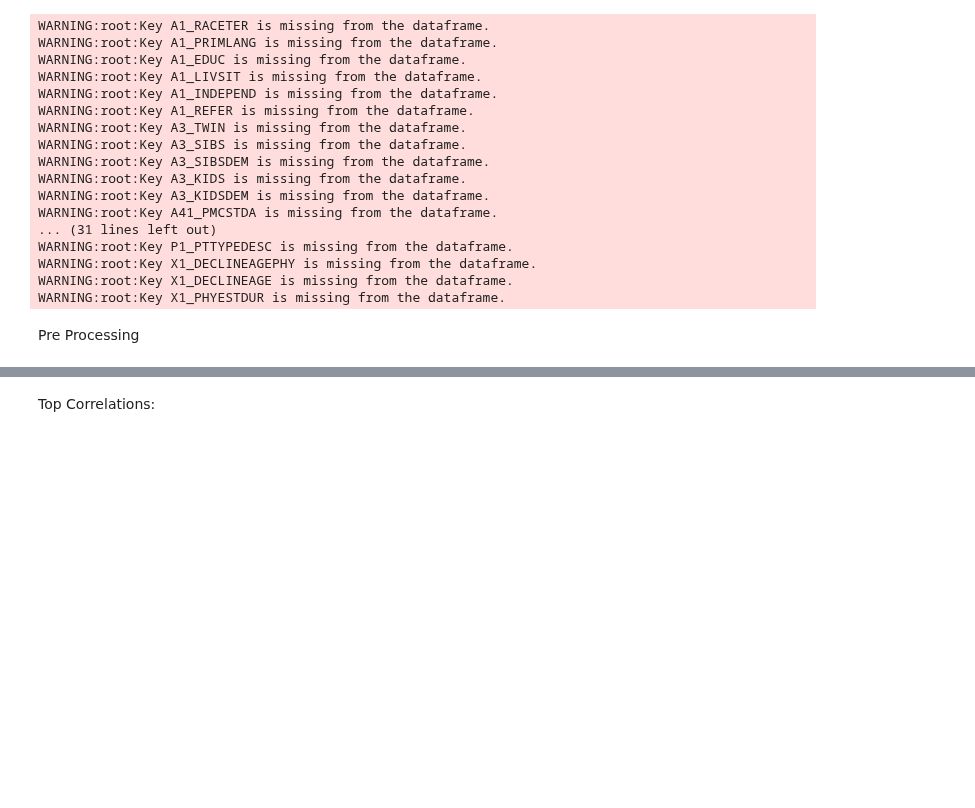
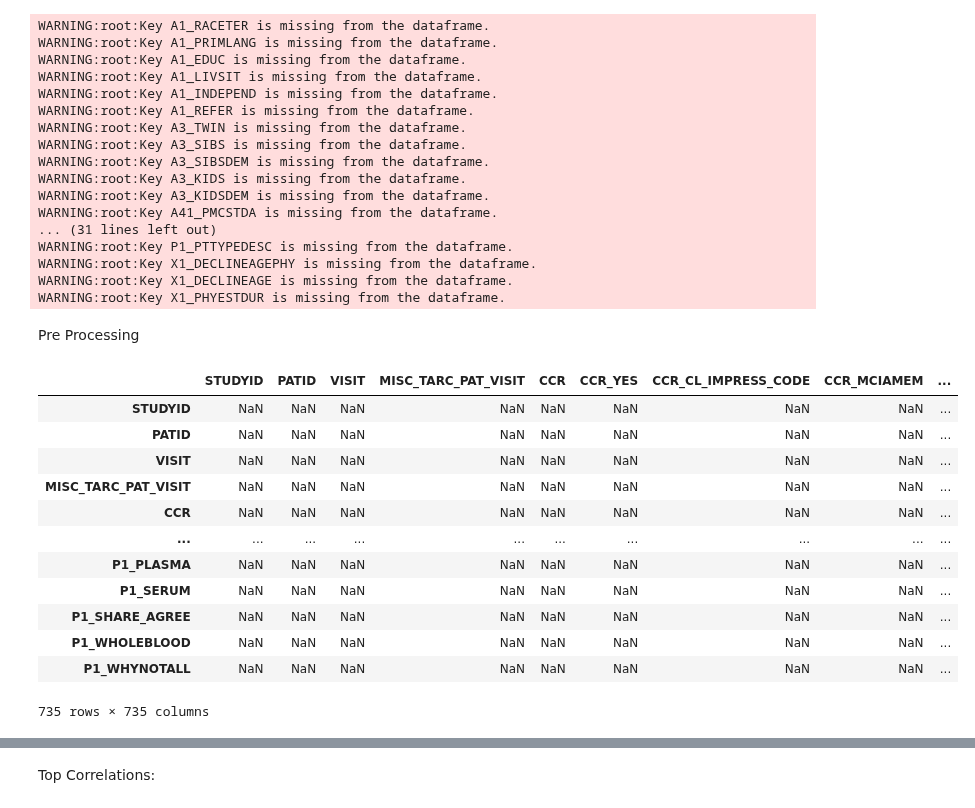
Before and after one commit to anusha1207/TARCC-Alzheimers, a Jupyter notebook: data_correlations.ipynb, the cells around one changed output, grey strips where cells are left out. Saved outputs shown, nothing was run; the diff lists cells and outputs as text; code cells hidden in the pictures; blank space fills up the shorter version.

```diff
--- a/data_correlations.ipynb
+++ b/data_correlations.ipynb
@@ -56,2 +57,27 @@ for index, row in corr_values.iterrows():
     rows_delete.append(tuple([index, delete]))
+# %%
+# masking all correlations < |.5| to be nan
+def mask_(elem):
+    if elem < 0.5 and elem > -0.5 and type(elem) != str:
+        return np.nan
+    else:
+        return elem
+
+corr_values = corr_values.applymap(mask_)
+
+corr_values
+# %% [output]
+|  | STUDYID | PATID | VISIT | MISC_TARC_PAT_VISIT | CCR | CCR_YES | CCR_CL_IMPRESS_CODE | CCR_MCIAMEM | ... |
+| STUDYID | NaN | NaN | NaN | NaN | NaN | NaN | NaN | NaN | ... |
+| PATID | NaN | NaN | NaN | NaN | NaN | NaN | NaN | NaN | ... |
+| VISIT | NaN | NaN | NaN | NaN | NaN | NaN | NaN | NaN | ... |
+| MISC_TARC_PAT_VISIT | NaN | NaN | NaN | NaN | NaN | NaN | NaN | NaN | ... |
+| CCR | NaN | NaN | NaN | NaN | NaN | NaN | NaN | NaN | ... |
+| ... | ... | ... | ... | ... | ... | ... | ... | ... | ... |
+| P1_PLASMA | NaN | NaN | NaN | NaN | NaN | NaN | NaN | NaN | ... |
+| P1_SERUM | NaN | NaN | NaN | NaN | NaN | NaN | NaN | NaN | ... |
+| P1_SHARE_AGREE | NaN | NaN | NaN | NaN | NaN | NaN | NaN | NaN | ... |
+| P1_WHOLEBLOOD | NaN | NaN | NaN | NaN | NaN | NaN | NaN | NaN | ... |
+| P1_WHYNOTALL | NaN | NaN | NaN | NaN | NaN | NaN | NaN | NaN | ... |
+735 rows × 735 columns
 # %%
```
Also changed, not shown: parts of 7 cells of this notebook, 1 other file.
